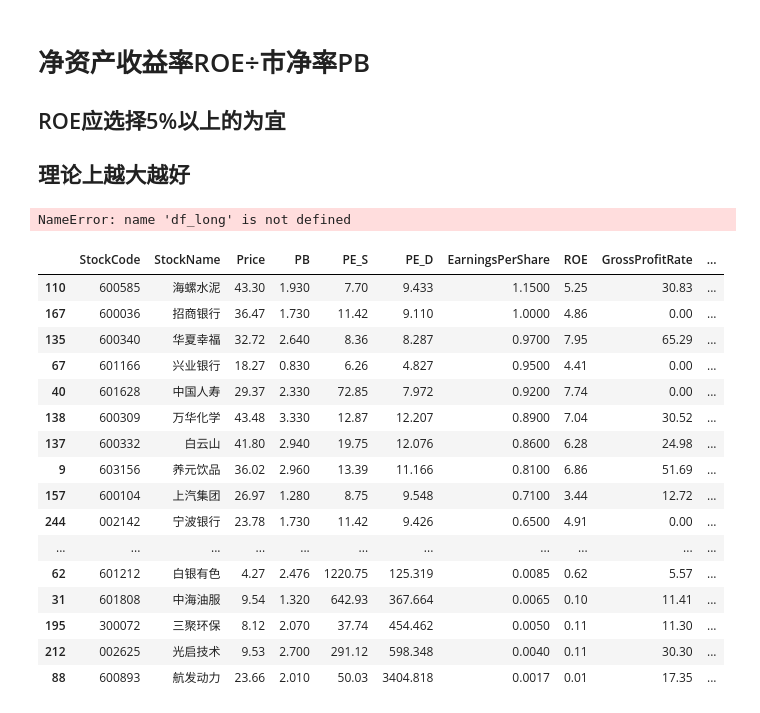
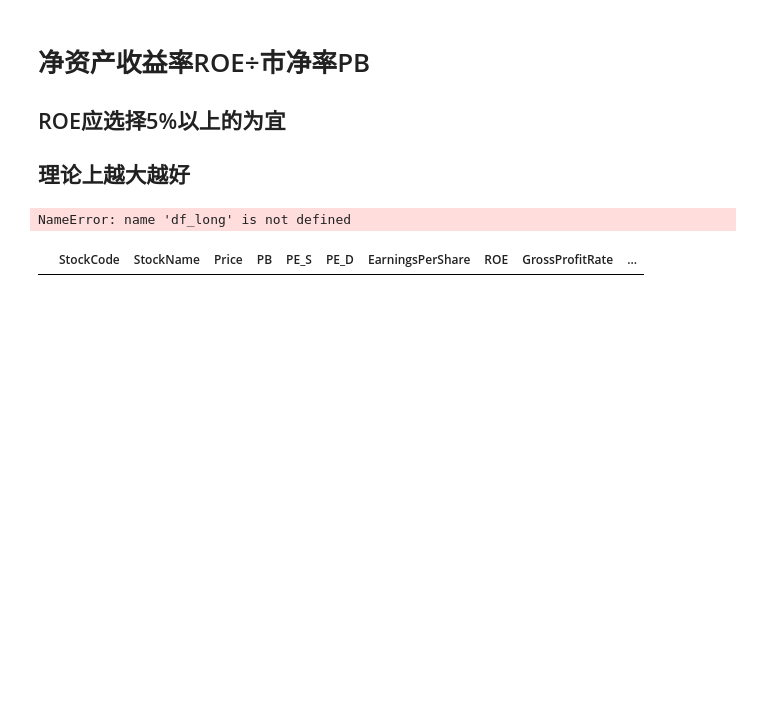
Before and after one commit to taotaodai/DataAnalysis, a Jupyter notebook: Stock_Companies/StockAnalize.ipynb, the cells around one changed output. Cells and saved outputs as stored; diff of their text form; code cells hidden in the pictures; blank space fills up the shorter version.

```diff
--- a/Stock_Companies/StockAnalize.ipynb
+++ b/Stock_Companies/StockAnalize.ipynb
@@ -16,6 +17,6 @@ df_hs300 = pd.read_excel("data/沪深300.xls",converters= {u'StockCode':str})
 # %%
 # df = pd.concat([df_hs,df_ss])
-df = df_hs300
+df = df_sz50
 # %%
 # df.head(3)
 # %%
@@ -269,22 +270,9 @@ NameError: name 'df_long' is not defined
 # %%
 # df[(df['SubTrade'] == '房地产开发') & df['FinanceAnalize'].apply(lambda x:str(x).find('破净股') >= 0)]
 # %%
-df[(df['EarningsPerShare'] > 0) & (df['Price'].apply(lambda x: float(x) < 50))].sort_values(by=['EarningsPerShare'],ascending=False)
+df[(df['EarningsPerShare'] > 0) &
+   (df['Price'].apply(lambda x: float(x) < 10)) &
+   (df['SubTrade'] != '银行') &
+   (df['ScaleShareType'] == '小盘股')].sort_values(by=['EarningsPerShare'],ascending=False)
 # %% [output]
 |  | StockCode | StockName | Price | PB | PE_S | PE_D | EarningsPerShare | ROE | GrossProfitRate | ... |
-| 110 | 600585 | 海螺水泥 | 43.30 | 1.930 | 7.70 | 9.433 | 1.1500 | 5.25 | 30.83 | ... |
-| 167 | 600036 | 招商银行 | 36.47 | 1.730 | 11.42 | 9.110 | 1.0000 | 4.86 | 0.00 | ... |
-| 135 | 600340 | 华夏幸福 | 32.72 | 2.640 | 8.36 | 8.287 | 0.9700 | 7.95 | 65.29 | ... |
-| 67 | 601166 | 兴业银行 | 18.27 | 0.830 | 6.26 | 4.827 | 0.9500 | 4.41 | 0.00 | ... |
-| 40 | 601628 | 中国人寿 | 29.37 | 2.330 | 72.85 | 7.972 | 0.9200 | 7.74 | 0.00 | ... |
-| 138 | 600309 | 万华化学 | 43.48 | 3.330 | 12.87 | 12.207 | 0.8900 | 7.04 | 30.52 | ... |
-| 137 | 600332 | 白云山 | 41.80 | 2.940 | 19.75 | 12.076 | 0.8600 | 6.28 | 24.98 | ... |
-| 9 | 603156 | 养元饮品 | 36.02 | 2.960 | 13.39 | 11.166 | 0.8100 | 6.86 | 51.69 | ... |
-| 157 | 600104 | 上汽集团 | 26.97 | 1.280 | 8.75 | 9.548 | 0.7100 | 3.44 | 12.72 | ... |
-| 244 | 002142 | 宁波银行 | 23.78 | 1.730 | 11.42 | 9.426 | 0.6500 | 4.91 | 0.00 | ... |
-| ... | ... | ... | ... | ... | ... | ... | ... | ... | ... | ... |
-| 62 | 601212 | 白银有色 | 4.27 | 2.476 | 1220.75 | 125.319 | 0.0085 | 0.62 | 5.57 | ... |
-| 31 | 601808 | 中海油服 | 9.54 | 1.320 | 642.93 | 367.664 | 0.0065 | 0.10 | 11.41 | ... |
-| 195 | 300072 | 三聚环保 | 8.12 | 2.070 | 37.74 | 454.462 | 0.0050 | 0.11 | 11.30 | ... |
-| 212 | 002625 | 光启技术 | 9.53 | 2.700 | 291.12 | 598.348 | 0.0040 | 0.11 | 30.30 | ... |
-| 88 | 600893 | 航发动力 | 23.66 | 2.010 | 50.03 | 3404.818 | 0.0017 | 0.01 | 17.35 | ... |
```
Also changed, not shown: parts of 1 cell of this notebook, 1 other file.
